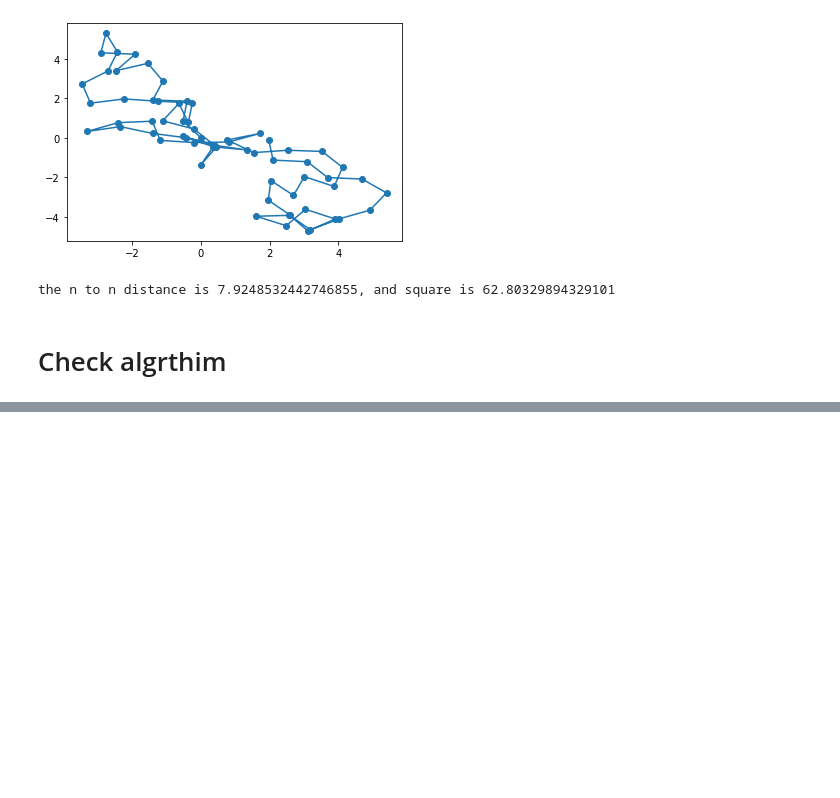
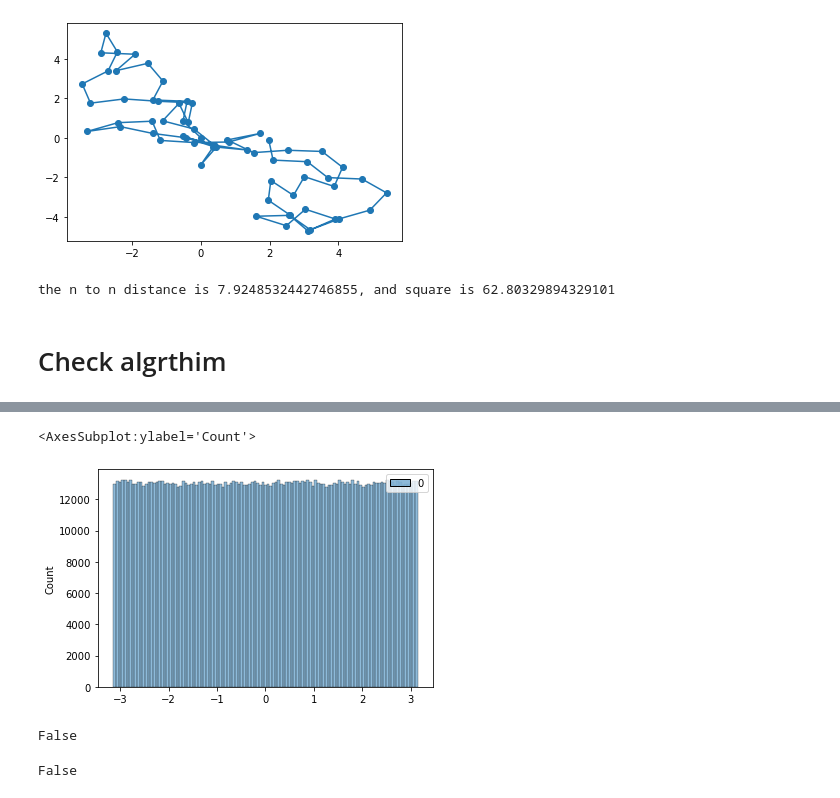
Before and after one commit to DengNaichen/gansForPolymer, a Jupyter notebook: res/process_data/random_polymer.ipynb, the cells around one changed output, grey strips where cells are left out. Cells and saved outputs as stored; diff of their text form; code cells hidden in the pictures; blank space fills up the shorter version.

```diff
--- a/res/process_data/random_polymer.ipynb
+++ b/res/process_data/random_polymer.ipynb
@@ -140,0 +139,14 @@ UnboundLocalError: local variable 'num_polymer' referenced before assignment
+# %%
+import seaborn as sns
+sns.histplot(converted_angle.reshape(-1, 1))
+# %% [output]
+<AxesSubplot:ylabel='Count'>
+[figure, added]
+# %%
+(real_directions == converted_angle).all()
+# %% [output]
+False
+# %%
+np.array_equal(real_directions, converted_angle)
+# %% [output]
+False
```
Also changed, not shown: parts of 2 cells of this notebook, 4 other files.
